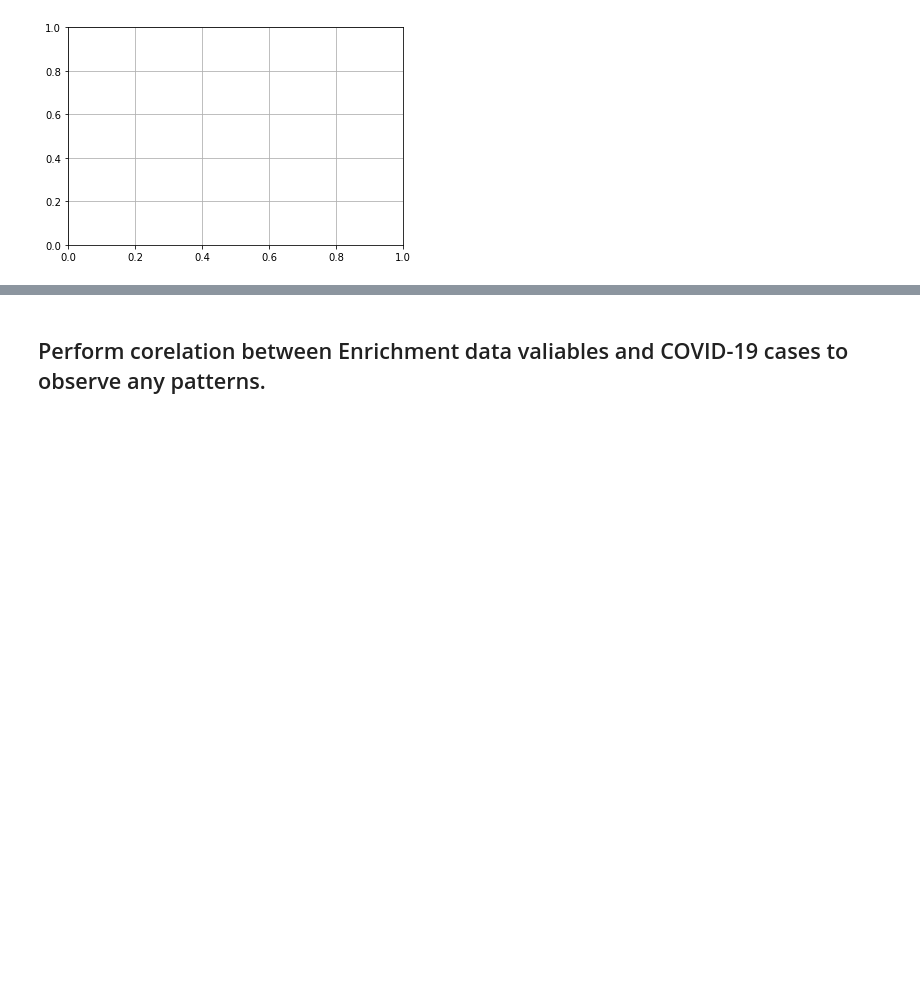
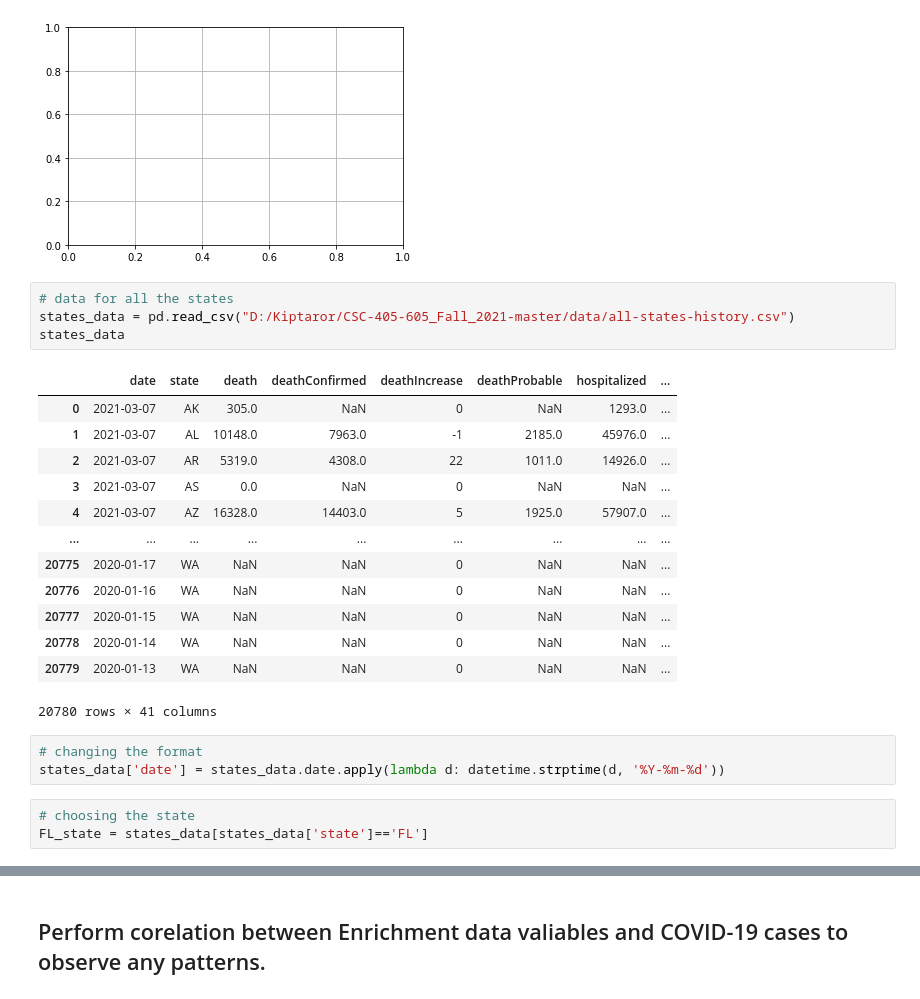
Before and after one commit to Desmondonam/covid_Analysis, a Jupyter notebook: Notebooks/Project Stage - II.ipynb, the cells around one changed output, grey strips where cells are left out. Cells and saved outputs as stored; diff of their text form; blank space fills up the shorter version.

Commit message:
add states data

```diff
--- a/Notebooks/Project Stage - II.ipynb
+++ b/Notebooks/Project Stage - II.ipynb
@@ -166,3 +158,27 @@ plt.grid()
 plt.show()
 # %% [output]
 [figure]
+# %%
+# data for all the states
+states_data = pd.read_csv("D:/Kiptaror/CSC-405-605_Fall_2021-master/data/all-states-history.csv")
+states_data
+# %% [output]
+|  | date | state | death | deathConfirmed | deathIncrease | deathProbable | hospitalized | ... |
+| 0 | 2021-03-07 | AK | 305.0 | NaN | 0 | NaN | 1293.0 | ... |
+| 1 | 2021-03-07 | AL | 10148.0 | 7963.0 | -1 | 2185.0 | 45976.0 | ... |
+| 2 | 2021-03-07 | AR | 5319.0 | 4308.0 | 22 | 1011.0 | 14926.0 | ... |
+| 3 | 2021-03-07 | AS | 0.0 | NaN | 0 | NaN | NaN | ... |
+| 4 | 2021-03-07 | AZ | 16328.0 | 14403.0 | 5 | 1925.0 | 57907.0 | ... |
+| ... | ... | ... | ... | ... | ... | ... | ... | ... |
+| 20775 | 2020-01-17 | WA | NaN | NaN | 0 | NaN | NaN | ... |
+| 20776 | 2020-01-16 | WA | NaN | NaN | 0 | NaN | NaN | ... |
+| 20777 | 2020-01-15 | WA | NaN | NaN | 0 | NaN | NaN | ... |
+| 20778 | 2020-01-14 | WA | NaN | NaN | 0 | NaN | NaN | ... |
+| 20779 | 2020-01-13 | WA | NaN | NaN | 0 | NaN | NaN | ... |
+20780 rows × 41 columns
+# %%
+# changing the format
+states_data['date'] = states_data.date.apply(lambda d: datetime.strptime(d, '%Y-%m-%d'))
+# %%
+# choosing the state
+FL_state = states_data[states_data['state']=='FL']
```
Also changed, not shown: parts of 9 cells of this notebook, 1 other file.
